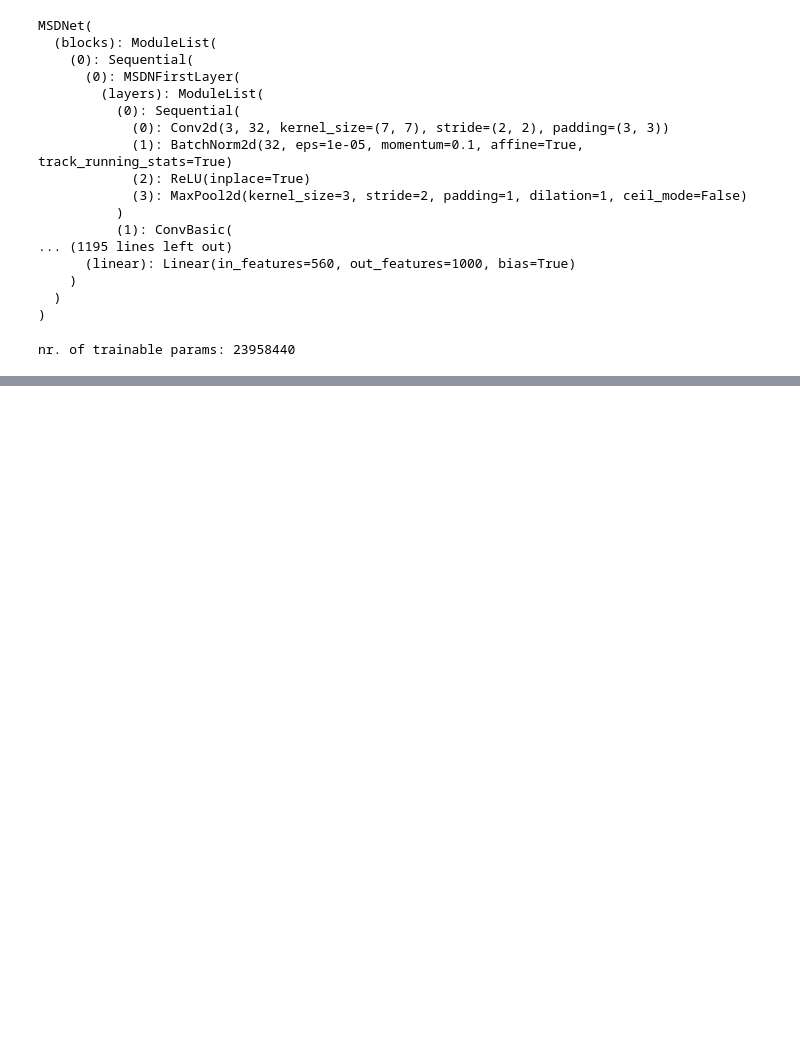
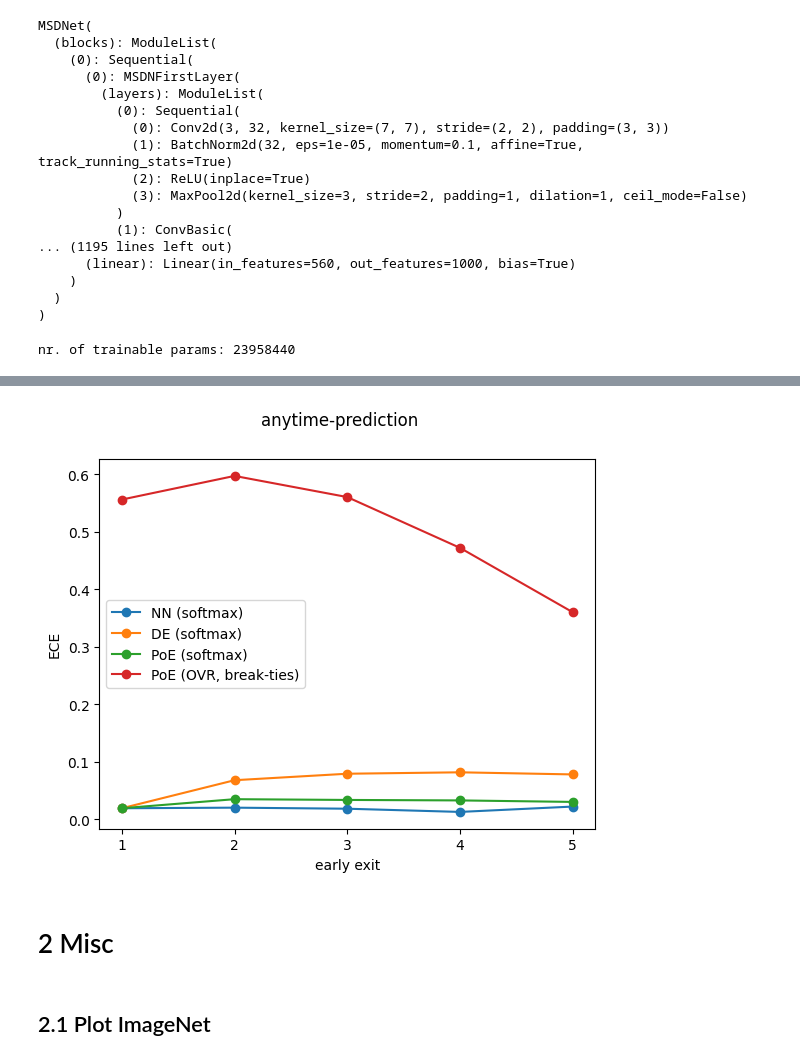
Before and after one commit to metodj/MSDNet-PyTorch, a Jupyter notebook: image_net.ipynb, the cells around one changed output, grey strips where cells are left out. Saved outputs shown, nothing was run; the diff lists cells and outputs as text; code cells hidden in the pictures; blank space fills up the shorter version.

```diff
--- a/image_net.ipynb
+++ b/image_net.ipynb
@@ -303,0 +305,27 @@ plt.show()
+# %%
+early_exits = [i + 1 for i in range(len(acc))]
+for _probs, label in [
+                      (probs, 'NN (softmax)'),
+                      (probs_de, 'DE (softmax)'),
+                      (probs_poe, 'PoE (softmax)'),
+                      # (probs_poe_ovr, 'PoE (OVR)'),
+                      (probs_poe_ovr_break_ties, 'PoE (OVR, break-ties)'),
+                      # (probs_poe_ovr_fallback_ood, 'PoE (OVR, fall-back)')
+                      ]:
+    ece = []
+    for l in range(L):
+        ece.append(ECE(bins=15).measure(_probs[l, :, :].numpy(), targets.numpy()))
+    plt.plot(early_exits, ece, marker='o', label=label)
+plt.legend()
+plt.xlabel('early exit')
+plt.ylabel('ECE')
+plt.xticks([1., 2., 3., 4., 5.], [1, 2, 3, 4, 5])
+
+plt.suptitle('anytime-prediction')
+plt.show()
+# %% [output]
+[figure, added]
+# %% [markdown]
+# 2 Misc
+# %% [markdown]
+## 2.1 Plot ImageNet
```
Also changed, not shown: parts of 31 cells of this notebook, 1 other file.
